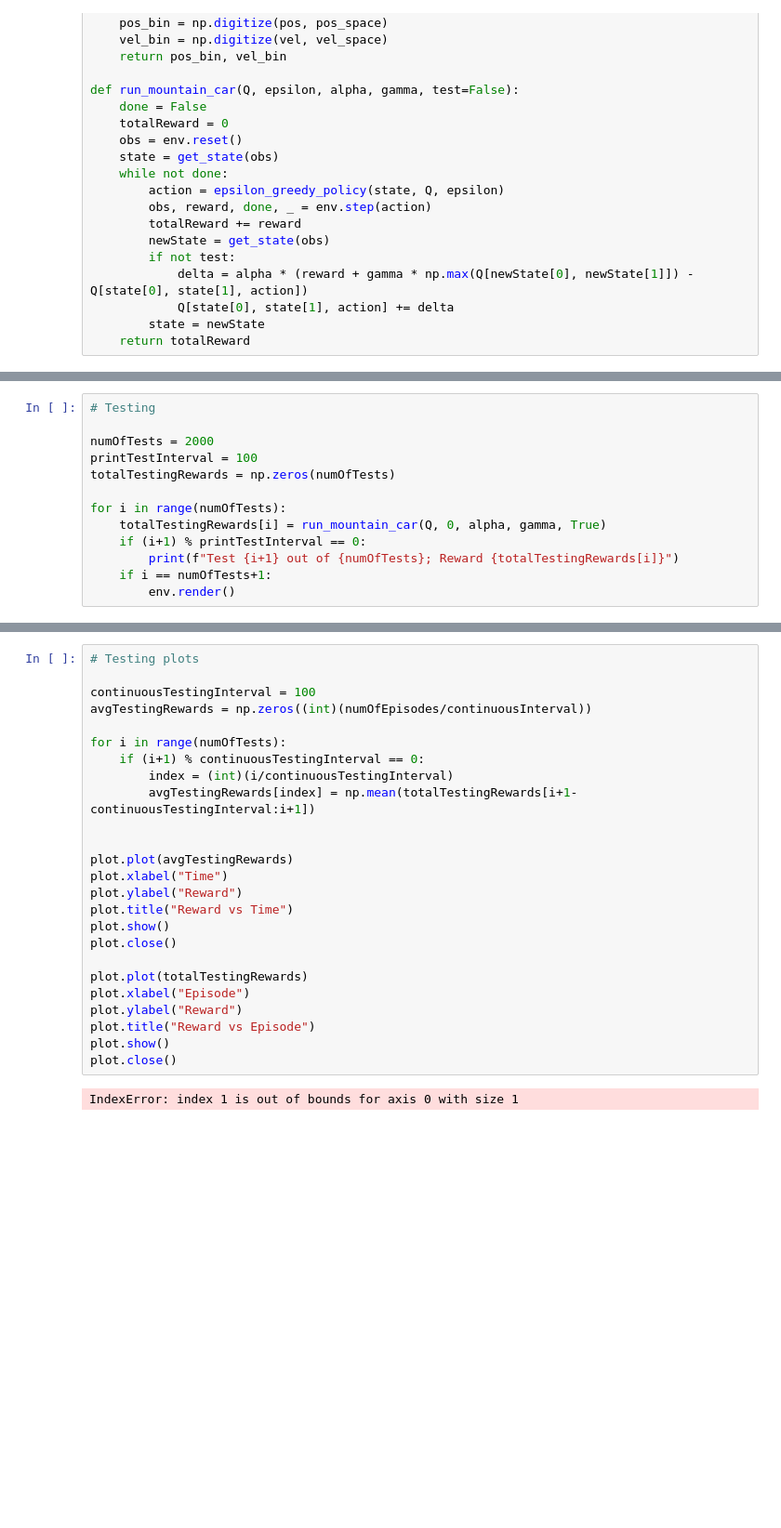
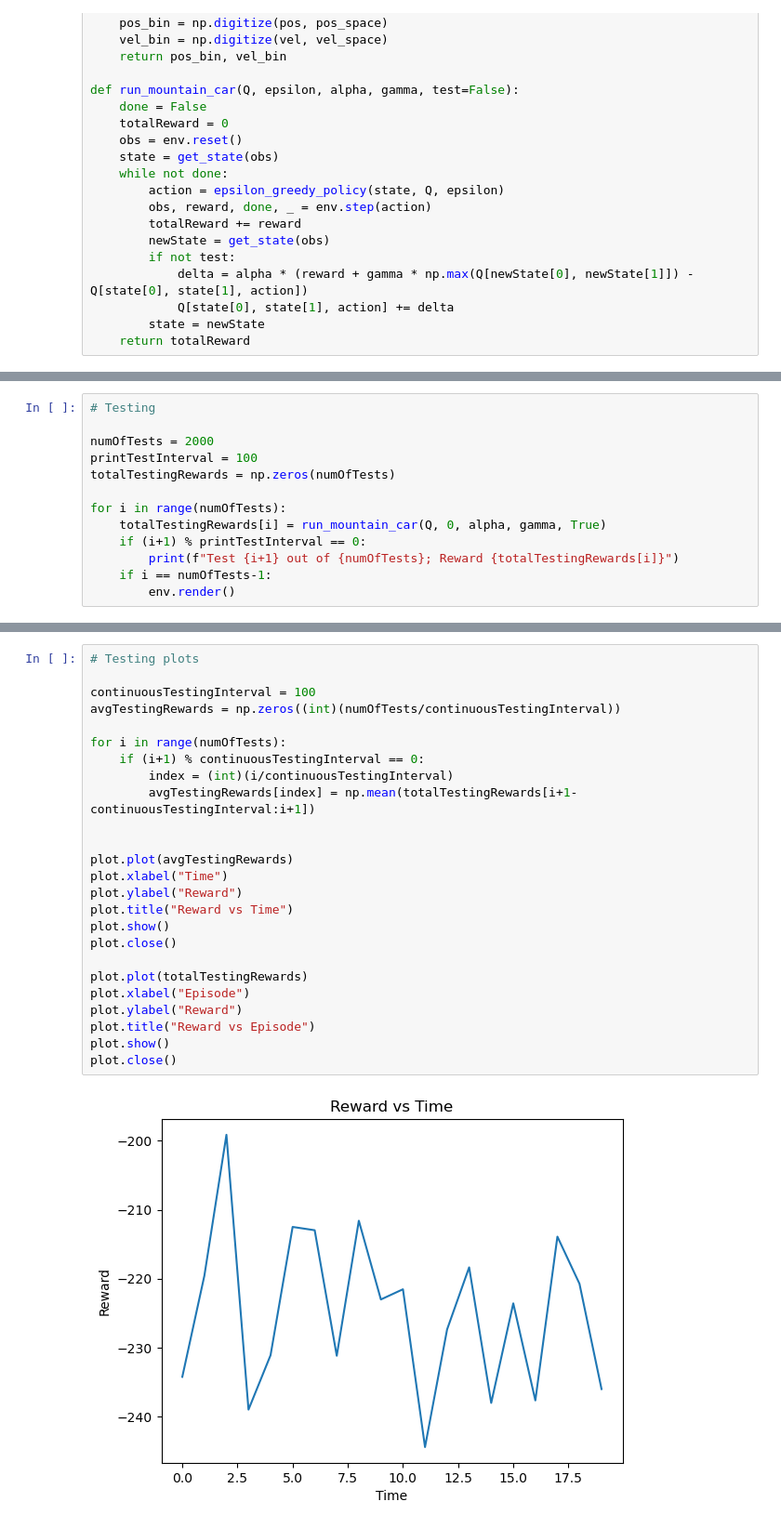
Before and after one commit to nicoandreoli2000/obligatorio-ia, a Jupyter notebook: MountainCar/mountaincar.ipynb, the cells around one changed output, grey strips where cells are left out. Shown at 93% size. Cells and saved outputs as stored; diff of their text form; blank space fills up the shorter version.

Commit message:
feat: tests working ok

```diff
--- a/MountainCar/mountaincar.ipynb
+++ b/MountainCar/mountaincar.ipynb
@@ -136,6 +131,6 @@ for i in range(numOfTests):
     totalTestingRewards[i] = run_mountain_car(Q, 0, alpha, gamma, True)
     if (i+1) % printTestInterval == 0:
         print(f"Test {i+1} out of {numOfTests}; Reward {totalTestingRewards[i]}")
-    if i == numOfTests+1:
+    if i == numOfTests-1:
         env.render()
 # %% [output]
@@ -162,27 +157,27 @@ Test 2000 out of 2000; Reward -294.0
 # %%
 # Testing plots
 
 continuousTestingInterval = 100
-avgTestingRewards = np.zeros((int)(numOfEpisodes/continuousInterval))
+avgTestingRewards = np.zeros((int)(numOfTests/continuousTestingInterval))
 
 for i in range(numOfTests):
     if (i+1) % continuousTestingInterval == 0:
         index = (int)(i/continuousTestingInterval)
         avgTestingRewards[index] = np.mean(totalTestingRewards[i+1-continuousTestingInterval:i+1])
 
 
 plot.plot(avgTestingRewards)
 plot.xlabel("Time")
 plot.ylabel("Reward")
 plot.title("Reward vs Time")
 plot.show()
 plot.close()
 
 plot.plot(totalTestingRewards)
 plot.xlabel("Episode")
 plot.ylabel("Reward")
 plot.title("Reward vs Episode")
 plot.show()
 plot.close()
 # %% [output]
-IndexError: index 1 is out of bounds for axis 0 with size 1
+[figure, added]
```
Also changed, not shown: parts of 5 cells of this notebook.
